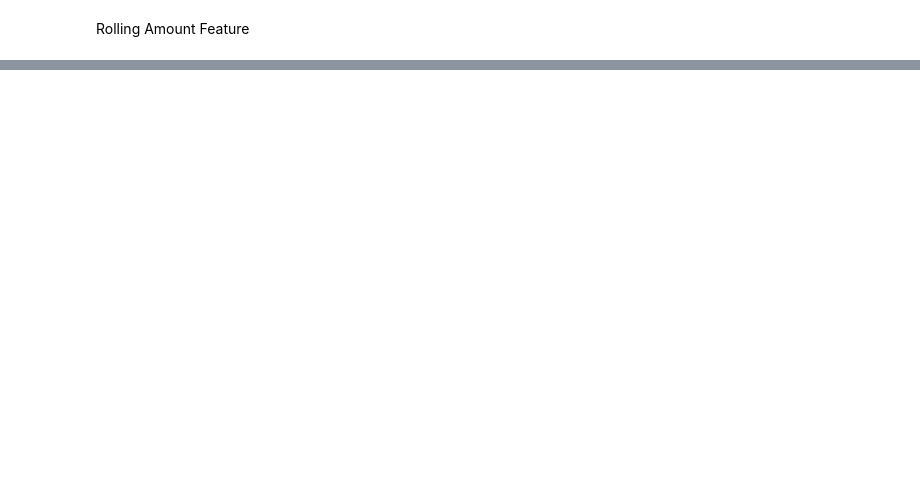
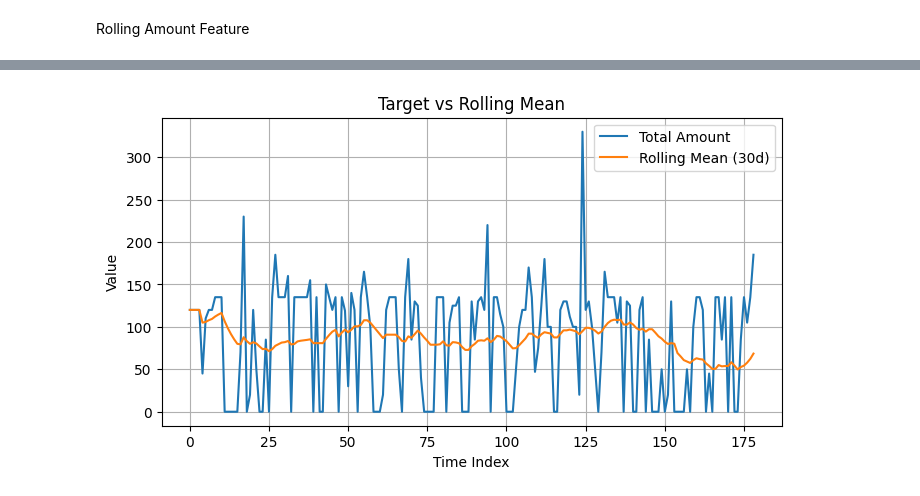
Before and after one commit to johnkristanf/expensepro-forecasting, a Jupyter notebook: notebooks/eda.ipynb, the cells around one changed output, grey strips where cells are left out. Saved outputs shown, nothing was run; the diff lists cells and outputs as text; code cells hidden in the pictures; blank space fills up the shorter version.

```diff
--- a/notebooks/eda.ipynb
+++ b/notebooks/eda.ipynb
@@ -191,0 +229,11 @@ plt.show()
+# %%
+plt.plot(df.index, df["total_amount"], label="Total Amount")
+plt.plot(df.index, df["rolling_mean_30d"], label="Rolling Mean (30d)")
+plt.title("Target vs Rolling Mean")
+plt.xlabel("Time Index")
+plt.ylabel("Value")
+plt.legend()
+plt.grid(True)
+plt.show()
+# %% [output]
+[figure, added]
```
Also changed, not shown: parts of 13 cells of this notebook.
